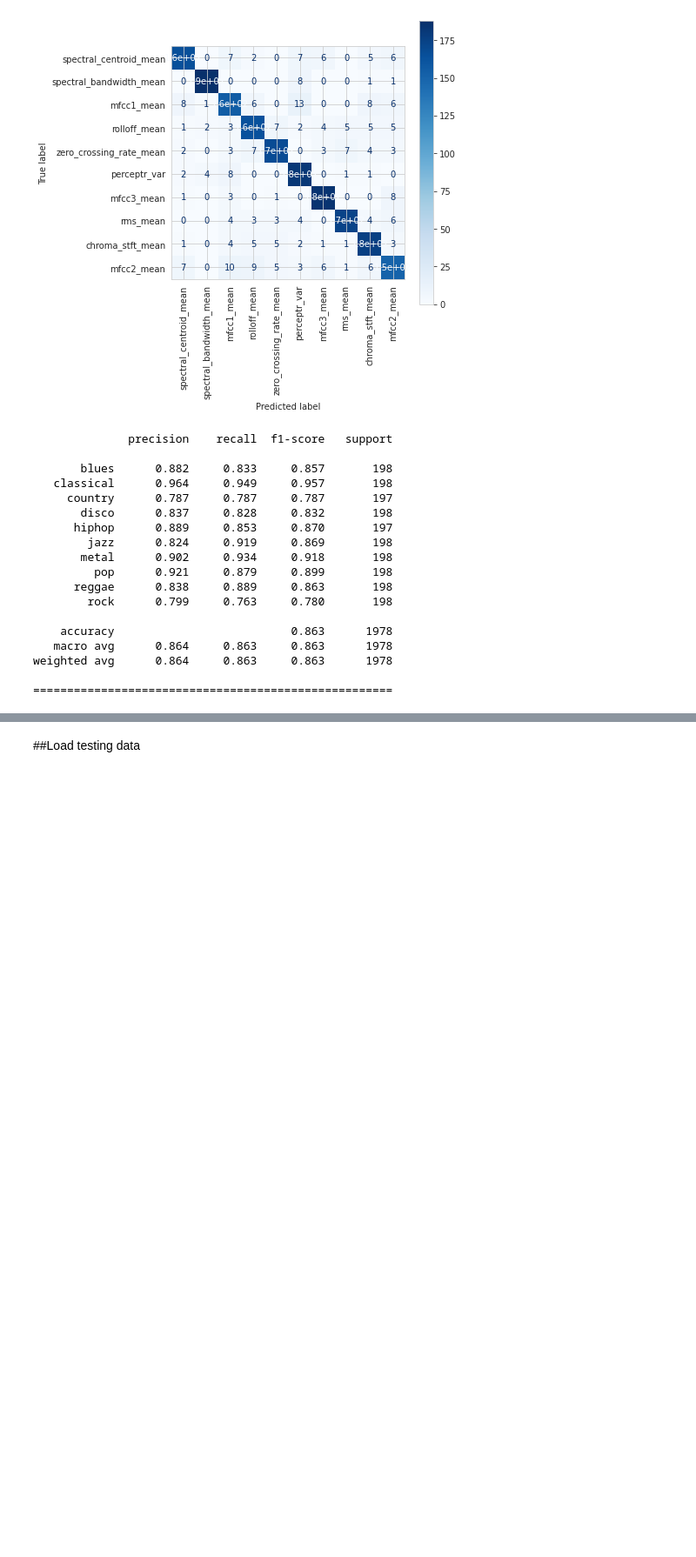
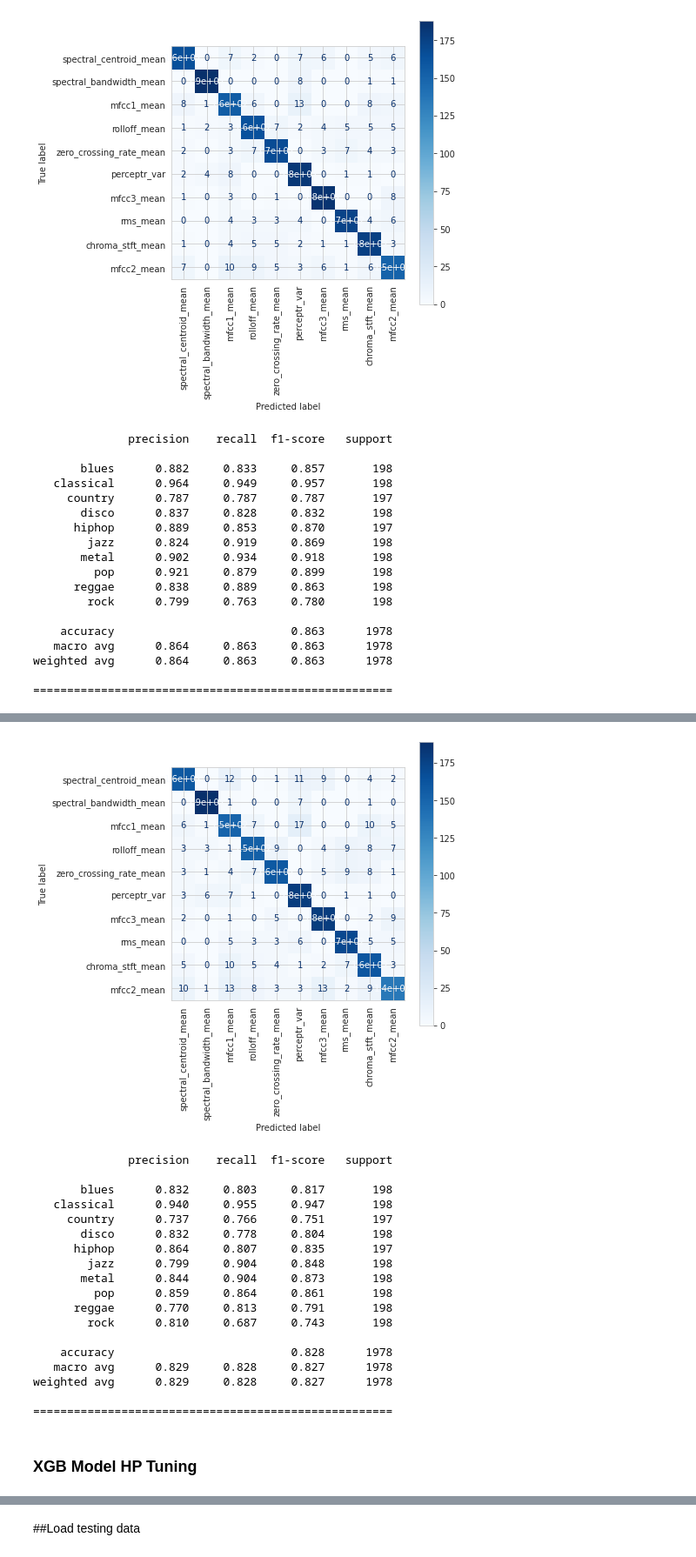
Before and after one commit to 0sparsh2/Music-genre-classifier, a Jupyter notebook: Music Genre Classifier.ipynb, the cells around one changed output, grey strips where cells are left out. Shown at 87% size. Cells and saved outputs as stored; diff of their text form; code cells hidden in the pictures; blank space fills up the shorter version.

```diff
--- a/Music Genre Classifier.ipynb
+++ b/Music Genre Classifier.ipynb
@@ -725,0 +853,24 @@ weighted avg      0.864     0.863     0.863      1978
+# %%
+predictProba(rf_random.best_estimator_, X_train_rfe, True)
+# %% [output]
+[figure, added]
+              precision    recall  f1-score   support
+
+       blues      0.832     0.803     0.817       198
+   classical      0.940     0.955     0.947       198
+     country      0.737     0.766     0.751       197
+       disco      0.832     0.778     0.804       198
+      hiphop      0.864     0.807     0.835       197
+        jazz      0.799     0.904     0.848       198
+       metal      0.844     0.904     0.873       198
+         pop      0.859     0.864     0.861       198
+      reggae      0.770     0.813     0.791       198
+        rock      0.810     0.687     0.743       198
+
+    accuracy                          0.828      1978
+   macro avg      0.829     0.828     0.827      1978
+weighted avg      0.829     0.828     0.827      1978
+
+=====================================================
+# %% [markdown]
+### XGB Model HP Tuning
```
Also changed, not shown: parts of 46 cells of this notebook, 1 other file.
